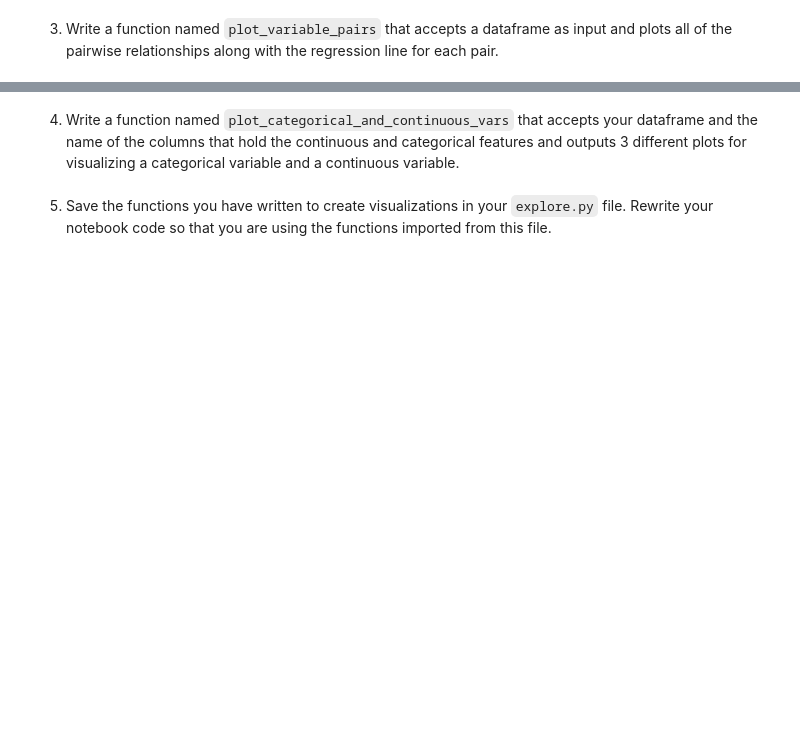
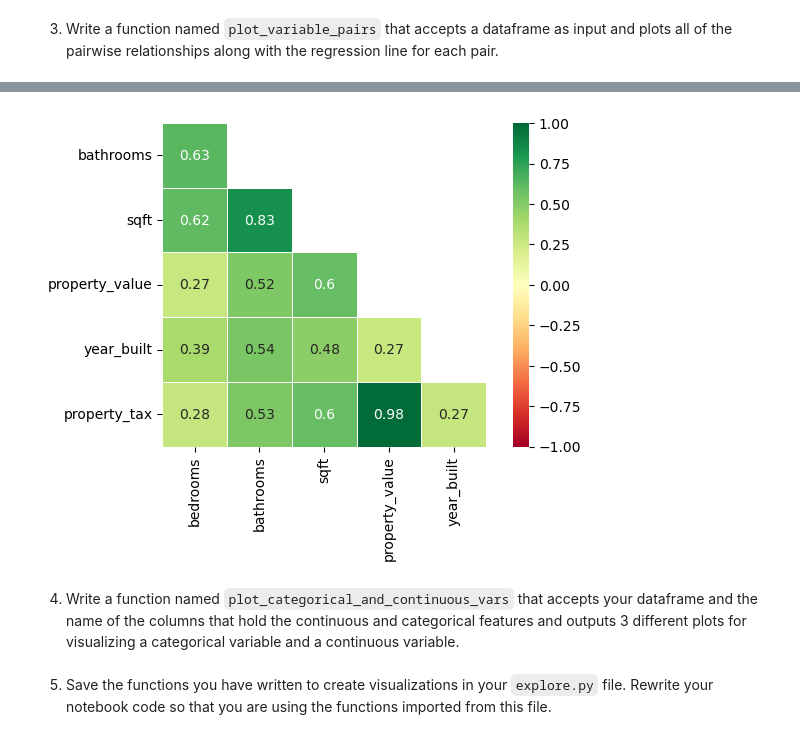
Before and after one commit to martin-reyes/6_regression-exercises, a Jupyter notebook: explore.ipynb, the cells around one changed output, grey strips where cells are left out. Saved outputs shown, nothing was run; the diff lists cells and outputs as text; code cells hidden in the pictures; blank space fills up the shorter version.

```diff
--- a/explore.ipynb
+++ b/explore.ipynb
@@ -10,5 +50,21 @@ import matplotlib.pypl
 # %%
 def plot_variable_pairs(df):
-    return 0
+
+    plt.figure(figsize=(len(train.columns), len(train.columns) * .6))
+
+    mask = np.triu(np.ones_like(train.corr().iloc[1:,:-1]),k=1)
+    sns.heatmap(train.corr().iloc[1:,:-1], mask=mask, linewidths=.5, annot=True,
+                         cmap='RdYlGn', vmin=-1, vmax=1, square=True)
+    plt.show()
+
+
+    sns.pairplot(data=train, kind='reg', corner=True,
+             plot_kws={'scatter_kws':{'s':1, 'alpha':.5},
+                       'line_kws':{'linewidth':1, 'alpha':.5, 'color':'red'}})
+    plt.show()
+# %%
+plot_variable_pairs(train)
+# %% [output]
+[figure, added]
 # %% [markdown]
 4. Write a function named `plot_categorical_and_continuous_vars` that accepts your dataframe and the name of the columns that hold the continuous and categorical features and outputs 3 different plots for visualizing a categorical variable and a continuous variable.
```
Also changed, not shown: parts of 15 cells of this notebook.
